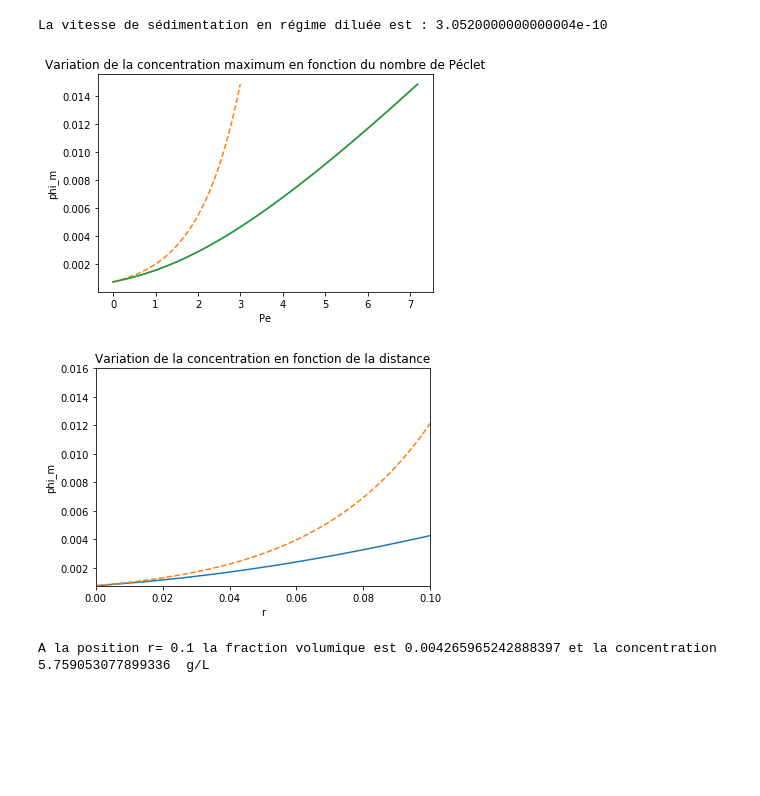
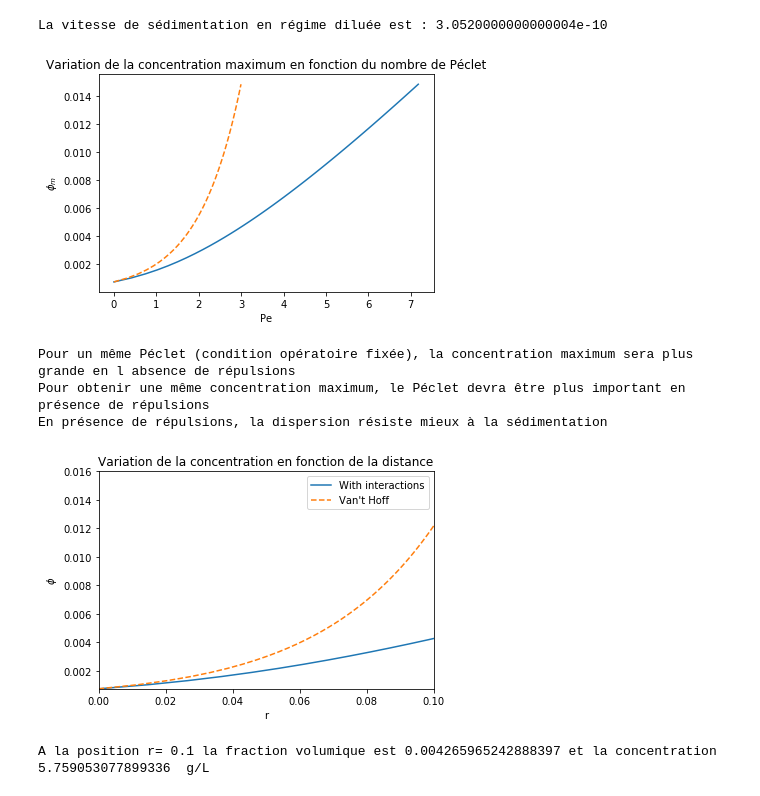
Before and after one commit to bacchin/chemical_engineering_python, a Jupyter notebook: M2_Osmotic_pressure_and_Transport.ipynb, the cells around one changed output. Cells and saved outputs as stored; diff of their text form; code cells hidden in the pictures; blank space fills up the shorter version.

```diff
--- a/M2_Osmotic_pressure_and_Transport.ipynb
+++ b/M2_Osmotic_pressure_and_Transport.ipynb
@@ -38,14 +42,15 @@ mu=0.001
 rho_p=1350 #kg m-3
 vp=4*np.pi*(a**3)/3
 D0=kT/(6*np.pi*mu*a)
+viriel2=0.01
 
 
 def K(phi):
     return (6.-9.*(abs(phi)**(1./3.))+9.*(abs(phi)**(5./3.))-6.*(abs(phi)**2.))/(6.+4.*(abs(phi)**(5./3.)))
 def pi(phi):
-    return kT*phi/vp+0.01*((rho_p*phi)**2)
+    return kT*phi/vp+viriel2*((rho_p*phi)**2)
 
-phi_a=np.linspace(0.00001,0.1,100)
+phi_a=np.logspace(-5,-1,100)
 plt.loglog(phi_a,pi(phi_a), label='With interactions')
 plt.loglog(phi_a,kT*phi_a/vp,'--', label='Van\'t Hoff')
 plt.xlabel('phi')
@@ -57,7 +62,8 @@ print ('En régime concentré, la pression osmotique prenant en compte les inter
 
 
 D=D0*K(phi_a)*vp*derivative(pi, phi_a)/kT
-plt.plot(phi_a,D/D0)
+plt.loglog(phi_a,D/D0, label='With interactions')
+plt.loglog(phi_a,np.ones(100),'--', label='Van\'t Hoff')
 plt.xlabel('phi')
 plt.ylabel('D/D0')
 plt.title('Diffusion collective (Stokes Einstein generalized law)')
@@ -89,45 +95,50 @@ def pe_set(phi):
 
 #calcul du nombre de Péclet avec solutions analogiques
 Pe_D0=np.log(phi_m/phi_b)
-Pe=np.log(phi_m/phi_b)+2*0.01*(rho_p**2)*(phi_m-phi_b)*vp/kT
+Pe=np.log(phi_m/phi_b)+2*viriel2*(rho_p**2)*(phi_m-phi_b)*vp/kT
 
 #calcul par integration numérique
 Pe_num=np.zeros(len(phi_m))
 for i in range(len(phi_m)):
     Pe_num[i]=quad(pe_set,phi_b,phi_m[i])[0]
 
 plt.plot(Pe,phi_m)
 plt.plot(Pe_D0,phi_m,'--')
-plt.plot(Pe2,phi_m)
 plt.xlabel('Pe')
-plt.ylabel('phi_m')
+plt.ylabel(r'$\phi_m$')
 plt.title('Variation de la concentration maximum en fonction du nombre de Péclet')
 plt.show()
-
+print('Pour un même Péclet (condition opératoire fixée), la concentration maximum sera plus grande en l absence de répulsions')
+print('Pour obtenir une même concentration maximum, le Péclet devra être plus important en présence de répulsions')
+print('\033[1m'+'En présence de répulsions, la dispersion résiste mieux à la sédimentation')
 #Tracé du profil de concentration en fonction de r=Pe D0 / u_set
-plt.plot(Pe*D0/u_set,phi_m)
-plt.plot(Pe_D0*D0/u_set,phi_m,'--')
-plt.ylabel('phi_m')
+plt.plot(Pe*D0/u_set,phi_m,label='With interactions')
+plt.plot(Pe_D0*D0/u_set,phi_m,'--', label='Van\'t Hoff')
+plt.ylabel(r'$\phi$')
 plt.xlabel('r')
 plt.xlim(0., 0.1)
 plt.ylim(phi_b, 0.016)
 plt.title('Variation de la concentration en fonction de la distance')
+plt.legend(loc='best')
 plt.show()
 
 #calcul de la concentration pour une position donnée
 r_s=0.1
 Pe_s=r_s*u_set/D0
 
 #fonction à résoudre pour déterminer phi à la membrane pour le Péclet Pe_s correspondant à la position r_s
 def solve(phi):
-    return np.log(phi/phi_b)+2*0.01*(rho_p**2)*(phi-phi_b)*vp/kT - Pe_s
+    return np.log(phi/phi_b)+2*viriel2*(rho_p**2)*(phi-phi_b)*vp/kT - Pe_s
 
 phim=fsolve(solve, x0=phi_b)[0]
 print ('A la position r=',r_s,'la fraction volumique est', phim, 'et la concentration', phim*rho_p,' g/L')
 # %% [output]
 La vitesse de sédimentation en régime diluée est : 3.0520000000000004e-10
-[figure, old version]
+[figure, new version]
+Pour un même Péclet (condition opératoire fixée), la concentration maximum sera plus grande en l absence de répulsions
+Pour obtenir une même concentration maximum, le Péclet devra être plus important en présence de répulsions
+En présence de répulsions, la dispersion résiste mieux à la sédimentation
-[figure, old version]
+[figure, new version]
-A la position r= 0.1 la fraction volumique est 0.004265965242888397 et la concentration 5.759053077899336  g/L
+A la position r= 0.1 la fraction volumique est 0.004265965242888397 et la concentration 5.759053077899336  g/L
 # %%
 #calcul pour la filtration
```
Also changed, not shown: parts of 4 cells of this notebook.
